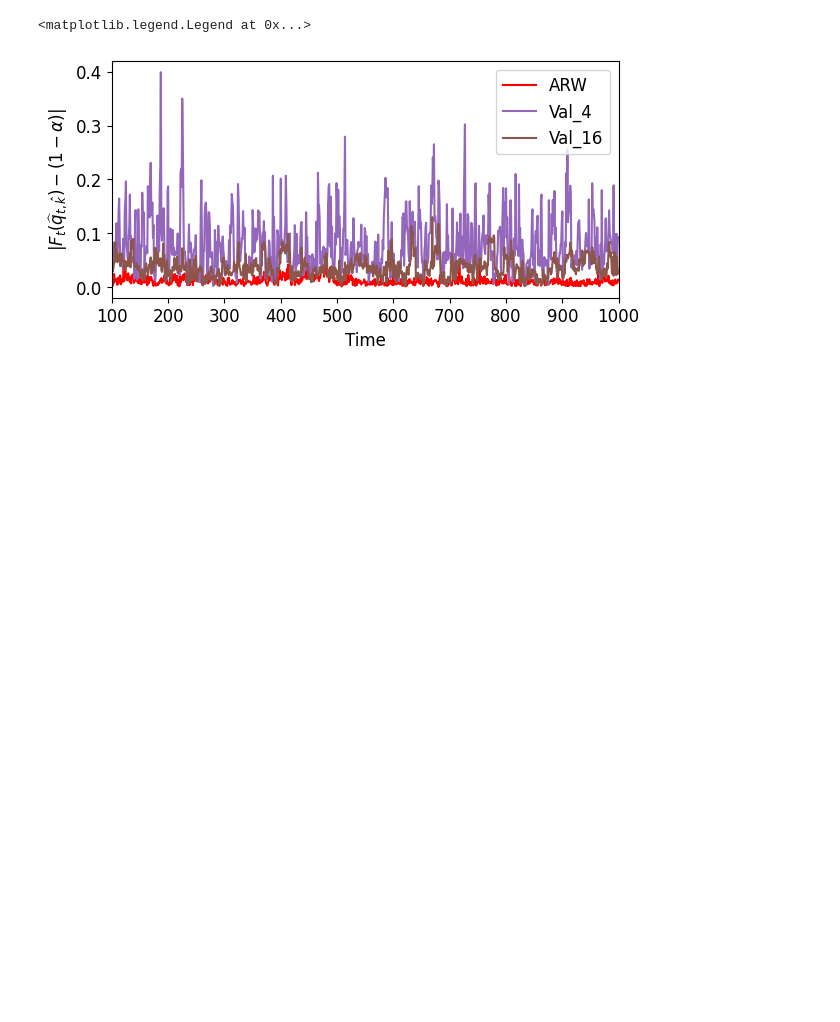
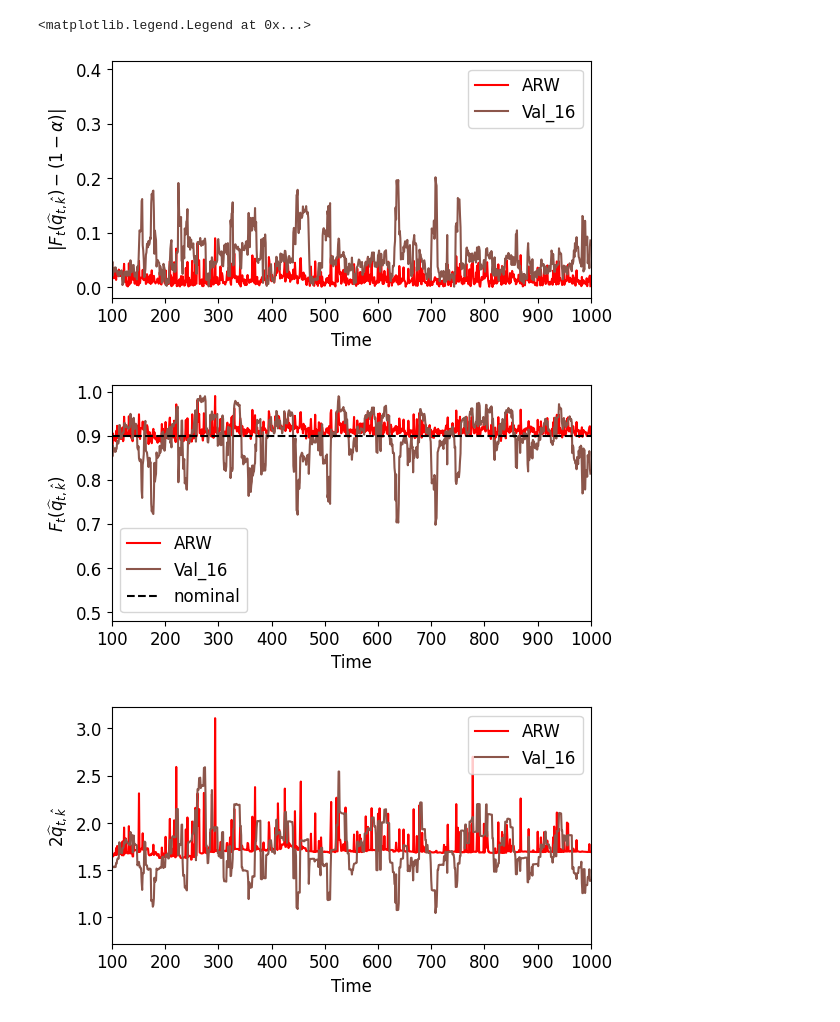
Before and after one commit to eliselyhan/predictive-inference, a Jupyter notebook: code-synthetic-data/linear_regression.ipynb, the cells around one changed output. Drawn from its saved outputs; the diff is of its cells as text; code cells hidden in the pictures; blank space fills up the shorter version.

Commit message:
update plots and intervals

```diff
--- a/code-synthetic-data/linear_regression.ipynb
+++ b/code-synthetic-data/linear_regression.ipynb
@@ -118,0 +98,10 @@ print(mean_error)
+# %%
+#process results in cdf_dict
+methods = ['ARW'] + [f'Val_{k}' for k in fixed_windows]
+cdf_array, err_array, mean_error, se_error = summarize_cdf_dict(methods, num_trials, num_periods, cdf_dict, alpha)
+print('mean_error', mean_error)
+print('se_error', se_error)
+
+interval_array, mean_interval, se_interval = summarize_interval_dict(methods, num_trials, num_periods, interval_dict)
+print('mean_interval', mean_interval)
+print('se_interval', se_interval)
@@ -119,31 +119,24 @@ print(mean_error)
 # %%
 #plot cdf over time periods for ARW, V1, V256
 colors = ['r', '#FFA500', 'tab:purple', 'tab:brown', 'tab:green', '#0096FF', 'tab:gray']
 methods = ['ARW', 'Val_1', 'Val_4', 'Val_16', 'Val_64', 'Val_256', 'Val_1024']
 
 #NOTE: uncomment to change the index of the methods to plot
-methods_to_plot = [0, 2,3]
+methods_to_plot = [0, 3]
 
+cdf_over_trials = np.mean(cdf_array[:, :, :], axis=1)
 err_over_trials = np.mean(err_array[:, :, :], axis=1)
-
-fig, ax = plt.subplots(1, 1, figsize = (6,3))
-for method in methods_to_plot:
-    plt.plot(err_over_trials[method], color=colors[method], label=methods[method])
-
-#ignore everything before 100
-plt.xlim(100, num_periods)
-
-#figure settings
-mpl.rcParams.update({'font.size': 12})
-plt.tight_layout()
-plt.ylabel(r'$|F_t(\widehat{q}_{t,\hat{k}})-(1-\alpha)|$')
-plt.xlabel('Time')
-
+interval_over_trials = np.mean(interval_array[:, :, :], axis=1)
+plot_over_time(colors, methods, 100, 1000, err_over_trials, methods_to_plot)
+plot_over_time(colors, methods, 100, 1000, cdf_over_trials, methods_to_plot, alpha=0.1)
+plot_over_time(colors, methods, 100, 1000, interval_over_trials, methods_to_plot, interval=True)
 
 #uncomment to show legend and save the figure
 
 plt.legend()
 #plt.savefig(f'{DATAPATH}/{figname}_time_var{variance}.png', dpi=300, bbox_inches='tight')
 # %% [output]
 <matplotlib.legend.Legend at 0x...>
-[figure, old version]
+[figure, new version]
+[figure, added]
+[figure, added]
```
Also changed, not shown: parts of 4 cells of this notebook, 3 other files.
